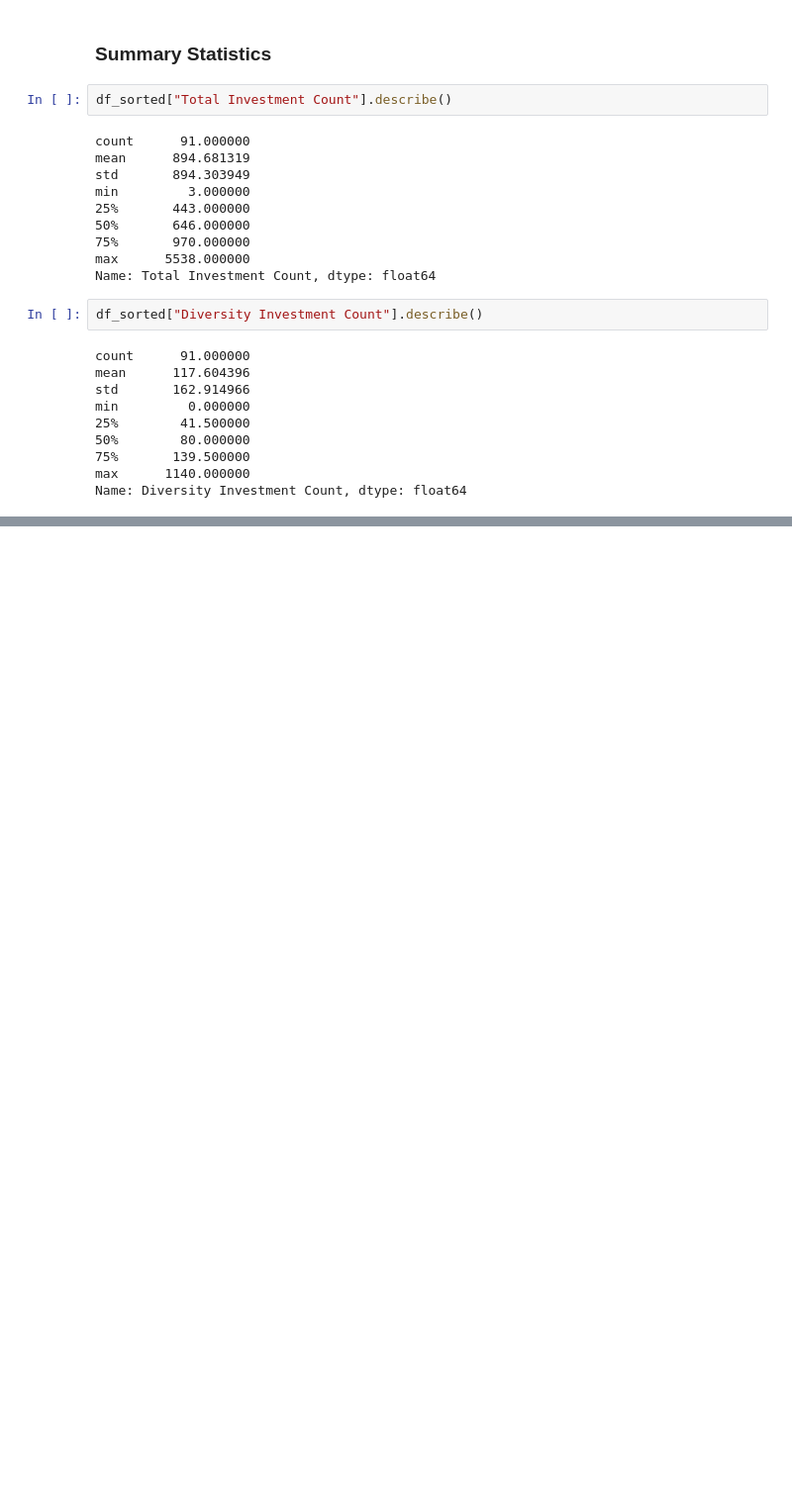
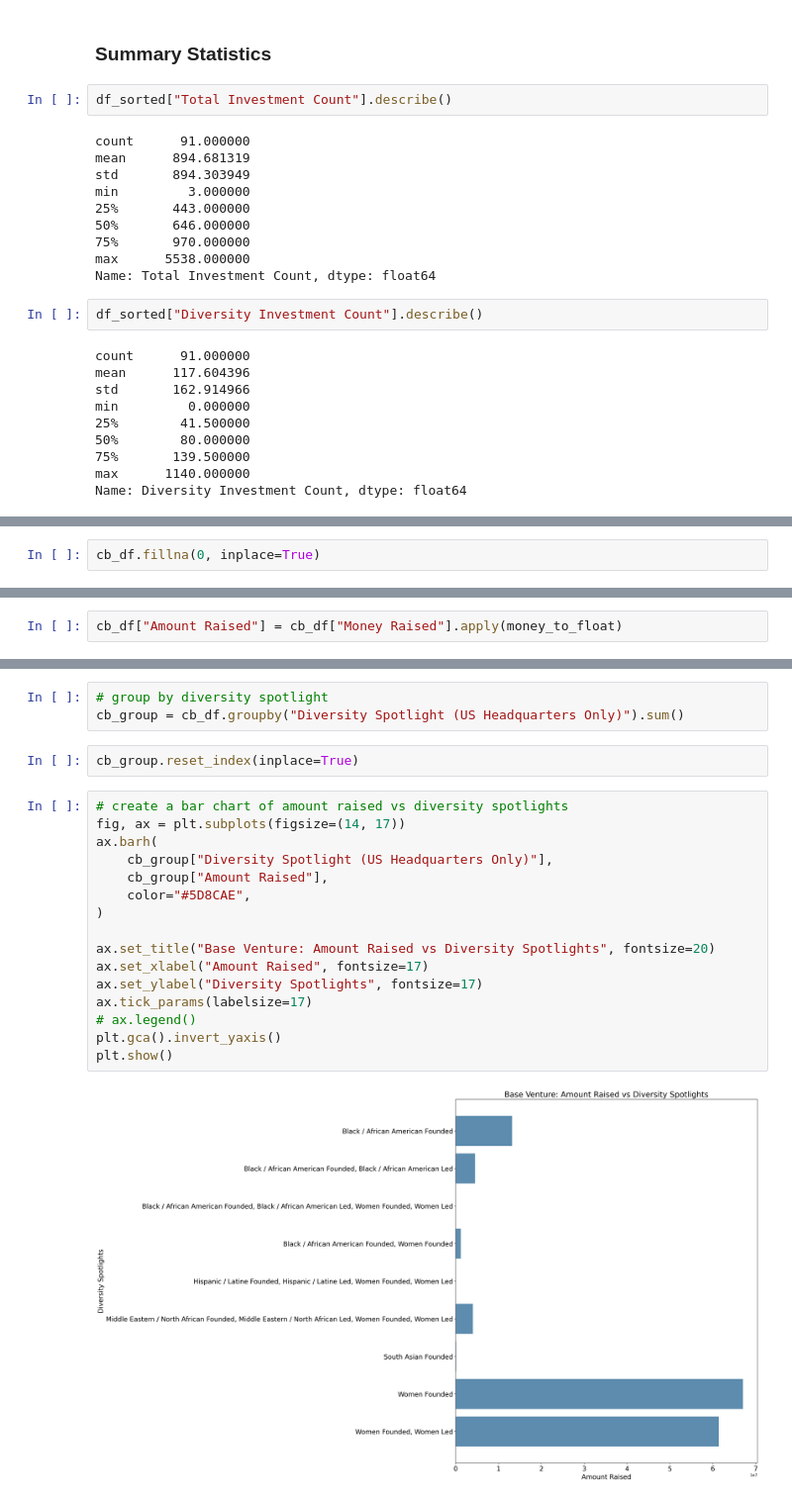
Before and after one commit to Yer1k/Diverse_Led_Funds, a Jupyter notebook: 10_code/Graphs.ipynb, the cells around one changed output, grey strips where cells are left out. Shown at 99% size. Drawn from its saved outputs; the diff is of its cells as text; blank space fills up the shorter version.

Commit message:
added base venture temp png

```diff
--- a/10_code/Graphs.ipynb
+++ b/10_code/Graphs.ipynb
@@ -321,0 +343,2 @@ Name: Diversity Investment Count, dtype: float64
+# %%
+cb_df.fillna(0, inplace=True)
@@ -321,0 +370,2 @@ Name: Diversity Investment Count, dtype: float64
+# %%
+cb_df["Amount Raised"] = cb_df["Money Raised"].apply(money_to_float)
@@ -321,0 +381,23 @@ Name: Diversity Investment Count, dtype: float64
+# %%
+# group by diversity spotlight
+cb_group = cb_df.groupby("Diversity Spotlight (US Headquarters Only)").sum()
+# %%
+cb_group.reset_index(inplace=True)
+# %%
+# create a bar chart of amount raised vs diversity spotlights
+fig, ax = plt.subplots(figsize=(14, 17))
+ax.barh(
+    cb_group["Diversity Spotlight (US Headquarters Only)"],
+    cb_group["Amount Raised"],
+    color="#5D8CAE",
+)
+
+ax.set_title("Base Venture: Amount Raised vs Diversity Spotlights", fontsize=20)
+ax.set_xlabel("Amount Raised", fontsize=17)
+ax.set_ylabel("Diversity Spotlights", fontsize=17)
+ax.tick_params(labelsize=17)
+# ax.legend()
+plt.gca().invert_yaxis()
+plt.show()
+# %% [output]
+[figure, added]
```
Also changed, not shown: parts of 8 cells of this notebook, 1 other file.
